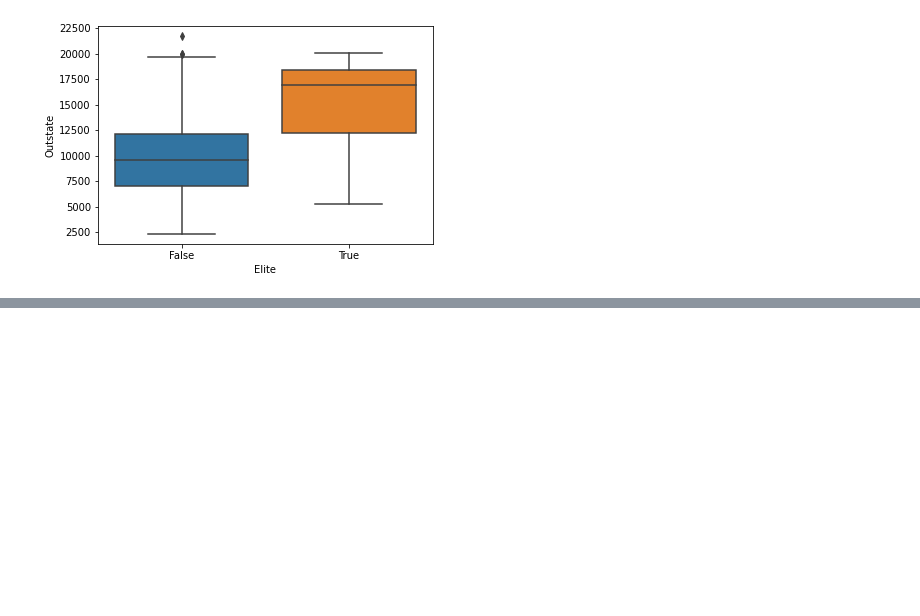
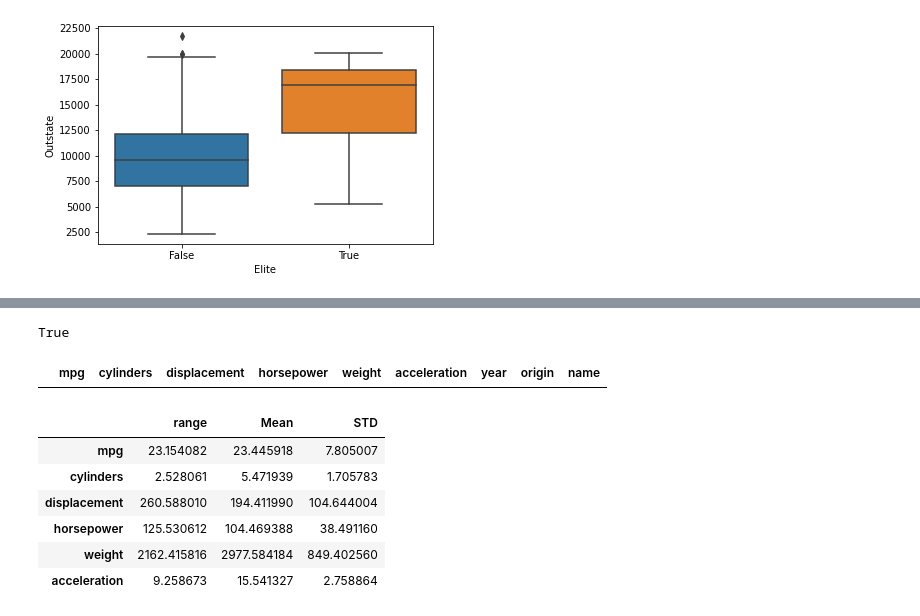
Before and after one commit to Laxmi884/ISLR_Exercises, a Jupyter notebook: ISLR_Exercise_2.ipynb, the cells around one changed output, grey strips where cells are left out. Cells and saved outputs as stored; diff of their text form; code cells hidden in the pictures; blank space fills up the shorter version.

```diff
--- a/ISLR_Exercise_2.ipynb
+++ b/ISLR_Exercise_2.ipynb
@@ -84,0 +116,5 @@ sns.boxplot(x=college['Elite'],y=college['Outstate'])
+# %%
+#checking for null values
+auto_df.isnull().any(axis = 1).sum()==0
+# %% [output]
+True
@@ -84,0 +124,23 @@ sns.boxplot(x=college['Elite'],y=college['Outstate'])
+# %%
+auto_df[auto_df.values =='?']
+# %% [output]
+|  | mpg | cylinders | displacement | horsepower | weight | acceleration | year | origin | name |
+# %%
+# (a):- Qualitative data:-  origin, name
+# Quantitative data = mpg,cylinders,displacement, horsepower, weight, year
+datatypes = {'quant': ['mpg', 'cylinders', 'displacement', 'horsepower', 'weight', 'acceleration'],
+             'qual': ['origin', 'name']}
+auto_quant = auto_df[datatypes['quant']].astype(np.float_)
+# %%
+# 9(b,c)
+pd.DataFrame({'range':auto_quant.max() - auto_quant.mean(),
+              'Mean': auto_quant.mean(),
+              'STD':auto_quant.std()})
+# %% [output]
+|  | range | Mean | STD |
+| mpg | 23.154082 | 23.445918 | 7.805007 |
+| cylinders | 2.528061 | 5.471939 | 1.705783 |
+| displacement | 260.588010 | 194.411990 | 104.644004 |
+| horsepower | 125.530612 | 104.469388 | 38.491160 |
+| weight | 2162.415816 | 2977.584184 | 849.402560 |
+| acceleration | 9.258673 | 15.541327 | 2.758864 |
```
Also changed, not shown: parts of 7 cells of this notebook.
